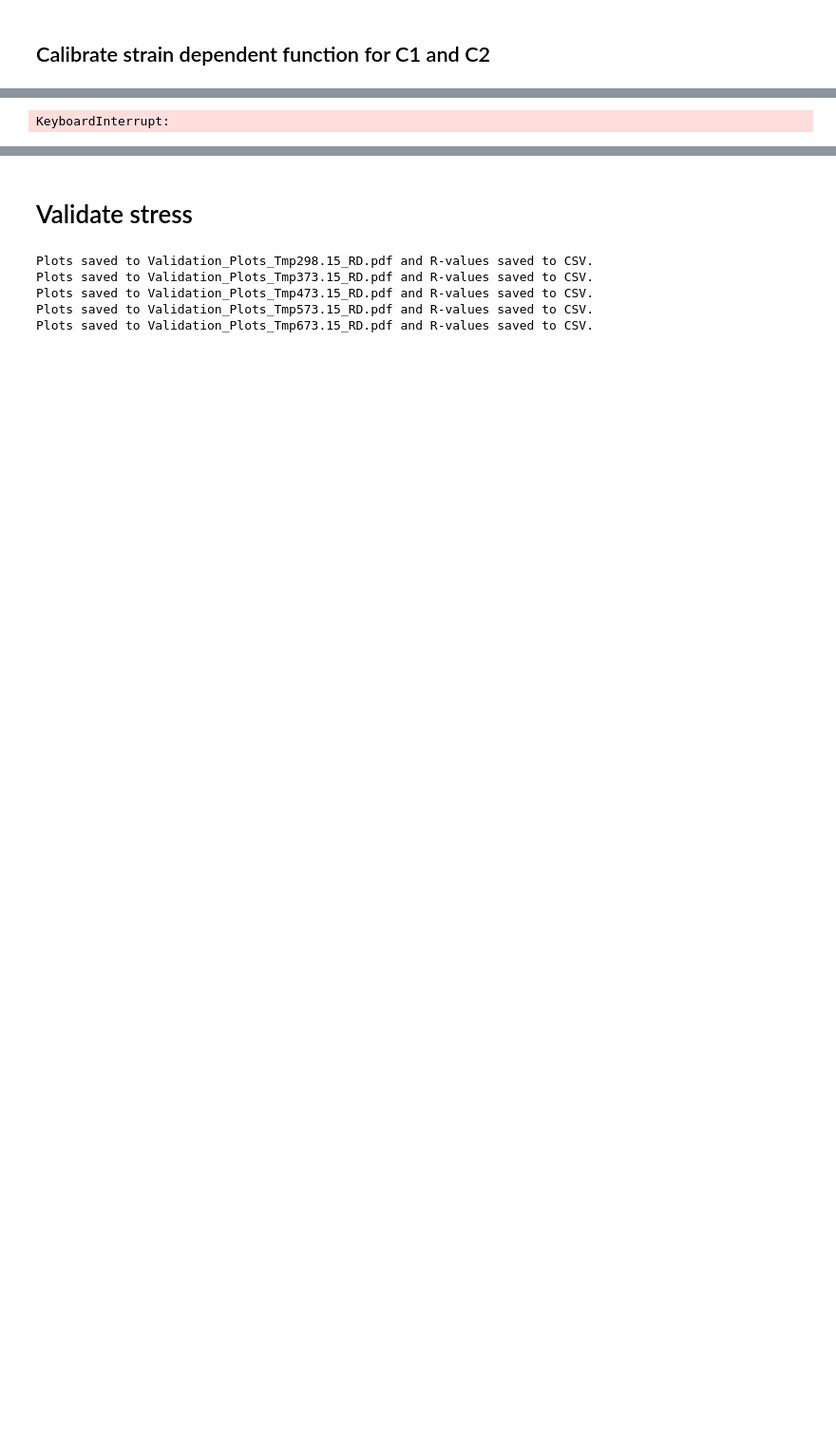
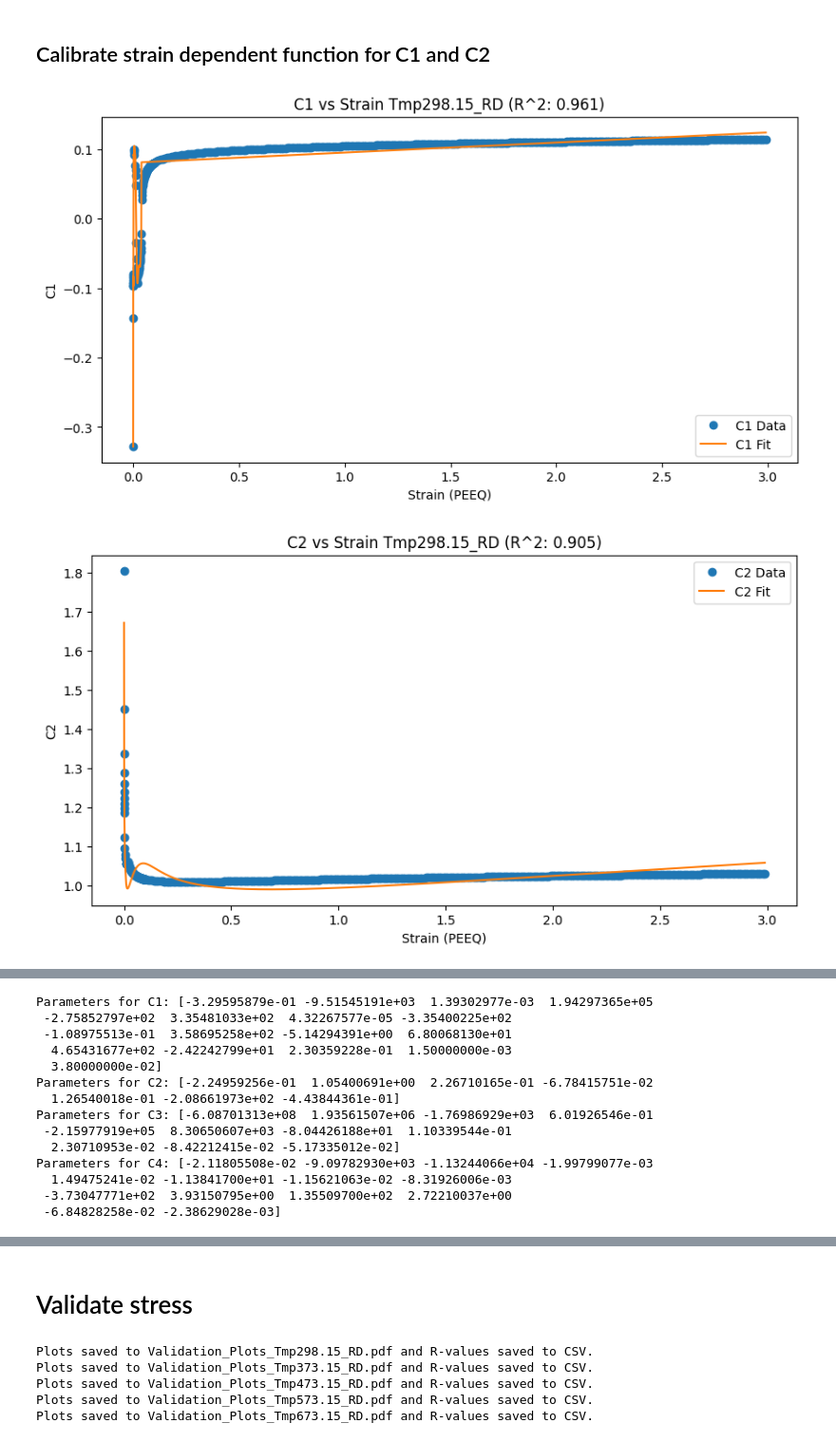
Before and after one commit to meiannnnn/coe-final-project, a Jupyter notebook: strain_rate_calibration/student2/student2.ipynb, the cells around one changed output, grey strips where cells are left out. Shown at 95% size. Saved outputs shown, nothing was run; the diff lists cells and outputs as text; code cells hidden in the pictures; blank space fills up the shorter version.

```diff
--- a/strain_rate_calibration/student2/student2.ipynb
+++ b/strain_rate_calibration/student2/student2.ipynb
@@ -405,8 +396,9 @@ def calibrate_strain_dependent(temp_file):
 # %%
-temperature_files = ['Tmp298.15_RD', 'Tmp373.15_RD', 'Tmp473.15_RD', 'Tmp573.15_RD', 'Tmp673.15_RD']
-temperature_files = ['Tmp673.15_RD']
+temperature_files = ['Tmp298.15_RD', 'Tmp473.15_RD', 'Tmp573.15_RD']
 
 # Loop through each temperature file and plot C1 and C2 against strain (PEEQ)
 for temp_file in temperature_files:
     calibrate_strain_dependent(temp_file)
 # %% [output]
+[figure, added]
+[figure, added]
@@ -413 +407,14 @@ for temp_file in temperature_files:
-KeyboardInterrupt:
+Parameters for C1: [-3.29595879e-01 -9.51545191e+03  1.39302977e-03  1.94297365e+05
+ -2.75852797e+02  3.35481033e+02  4.32267577e-05 -3.35400225e+02
+ -1.08975513e-01  3.58695258e+02 -5.14294391e+00  6.80068130e+01
+  4.65431677e+02 -2.42242799e+01  2.30359228e-01  1.50000000e-03
+  3.80000000e-02]
+Parameters for C2: [-2.24959256e-01  1.05400691e+00  2.26710165e-01 -6.78415751e-02
+  1.26540018e-01 -2.08661973e+02 -4.43844361e-01]
+Parameters for C3: [-6.08701313e+08  1.93561507e+06 -1.76986929e+03  6.01926546e-01
+ -2.15977919e+05  8.30650607e+03 -8.04426188e+01  1.10339544e-01
+  2.30710953e-02 -8.42212415e-02 -5.17335012e-02]
+Parameters for C4: [-2.11805508e-02 -9.09782930e+03 -1.13244066e+04 -1.99799077e-03
+  1.49475241e-02 -1.13841700e+01 -1.15621063e-02 -8.31926006e-03
+ -3.73047771e+02  3.93150795e+00  1.35509700e+02  2.72210037e+00
+ -6.84828258e-02 -2.38629028e-03]
```
Also changed, not shown: parts of 10 cells of this notebook, 35 other files.
